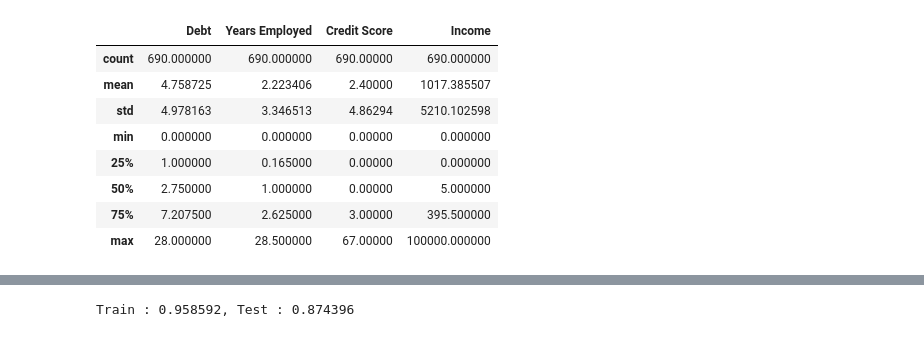
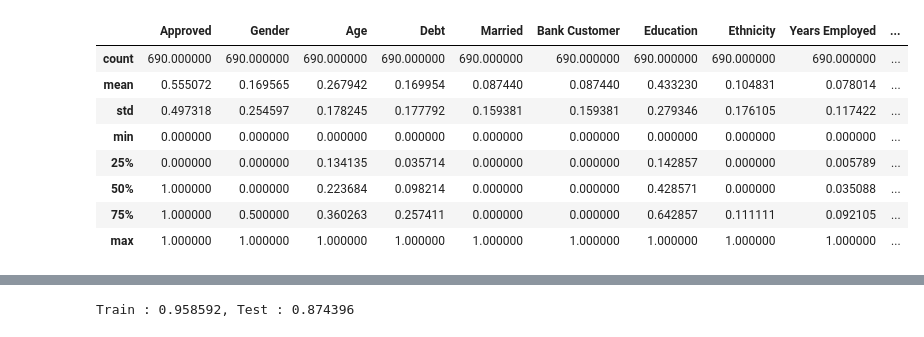
Before and after one commit to shubhamshelar/CreditCardApprovalML, a Jupyter notebook: Credit Prediction.ipynb, the cells around one changed output, grey strips where cells are left out. Cells and saved outputs as stored; diff of their text form; code cells hidden in the pictures.

```diff
--- a/Credit Prediction.ipynb
+++ b/Credit Prediction.ipynb
@@ -0,0 +126,3 @@
+# %%
+continuous_feature=[feature for feature in numerical_features if feature not in discrete_feature]
+print("Continuous feature Count {}".format(len(continuous_feature)))
@@ -0,0 +131,9 @@
+# %%
+for feature in continuous_feature:
+  plt.figure(i)
+  plt.ylabel(feature)
+
+  plt.title(feature)
+
+  i=i+1
+  sns.scatterplot(y = dataset[feature],x = dataset["Approved"],data = dataset)
@@ -162,0 +218,6 @@ memory usage: 86.4+ KB
+# %%
+feature_scale=[feature for feature in dataset.columns if feature not in ['Approved']]
+
+from sklearn.preprocessing import MinMaxScaler
+scaler=MinMaxScaler()
+scaler.fit(dataset[feature_scale])
@@ -162,0 +226,4 @@ memory usage: 86.4+ KB
+# %%
+dataset = pd.concat([dataset[['Approved']].reset_index(drop=True),
+                    pd.DataFrame(scaler.transform(dataset[feature_scale]), columns=feature_scale)],
+                    axis=1)
@@ -163,12 +246,12 @@ memory usage: 86.4+ KB
 # %%
-df.describe()
+dataset.describe()
 # %% [output]
-|  | Debt | Years Employed | Credit Score | Income |
-| count | 690.000000 | 690.000000 | 690.00000 | 690.000000 |
-| mean | 4.758725 | 2.223406 | 2.40000 | 1017.385507 |
-| std | 4.978163 | 3.346513 | 4.86294 | 5210.102598 |
-| min | 0.000000 | 0.000000 | 0.00000 | 0.000000 |
-| 25% | 1.000000 | 0.165000 | 0.00000 | 0.000000 |
-| 50% | 2.750000 | 1.000000 | 0.00000 | 5.000000 |
-| 75% | 7.207500 | 2.625000 | 3.00000 | 395.500000 |
-| max | 28.000000 | 28.500000 | 67.00000 | 100000.000000 |
+|  | Approved | Gender | Age | Debt | Married | Bank Customer | Education | Ethnicity | Years Employed | ... |
+| count | 690.000000 | 690.000000 | 690.000000 | 690.000000 | 690.000000 | 690.000000 | 690.000000 | 690.000000 | 690.000000 | ... |
+| mean | 0.555072 | 0.169565 | 0.267942 | 0.169954 | 0.087440 | 0.087440 | 0.433230 | 0.104831 | 0.078014 | ... |
+| std | 0.497318 | 0.254597 | 0.178245 | 0.177792 | 0.159381 | 0.159381 | 0.279346 | 0.176105 | 0.117422 | ... |
+| min | 0.000000 | 0.000000 | 0.000000 | 0.000000 | 0.000000 | 0.000000 | 0.000000 | 0.000000 | 0.000000 | ... |
+| 25% | 0.000000 | 0.000000 | 0.134135 | 0.035714 | 0.000000 | 0.000000 | 0.142857 | 0.000000 | 0.005789 | ... |
+| 50% | 1.000000 | 0.000000 | 0.223684 | 0.098214 | 0.000000 | 0.000000 | 0.428571 | 0.000000 | 0.035088 | ... |
+| 75% | 1.000000 | 0.500000 | 0.360263 | 0.257411 | 0.000000 | 0.000000 | 0.642857 | 0.111111 | 0.092105 | ... |
+| max | 1.000000 | 1.000000 | 1.000000 | 1.000000 | 1.000000 | 1.000000 | 1.000000 | 1.000000 | 1.000000 | ... |
```
Also changed, not shown: parts of 27 cells of this notebook.
